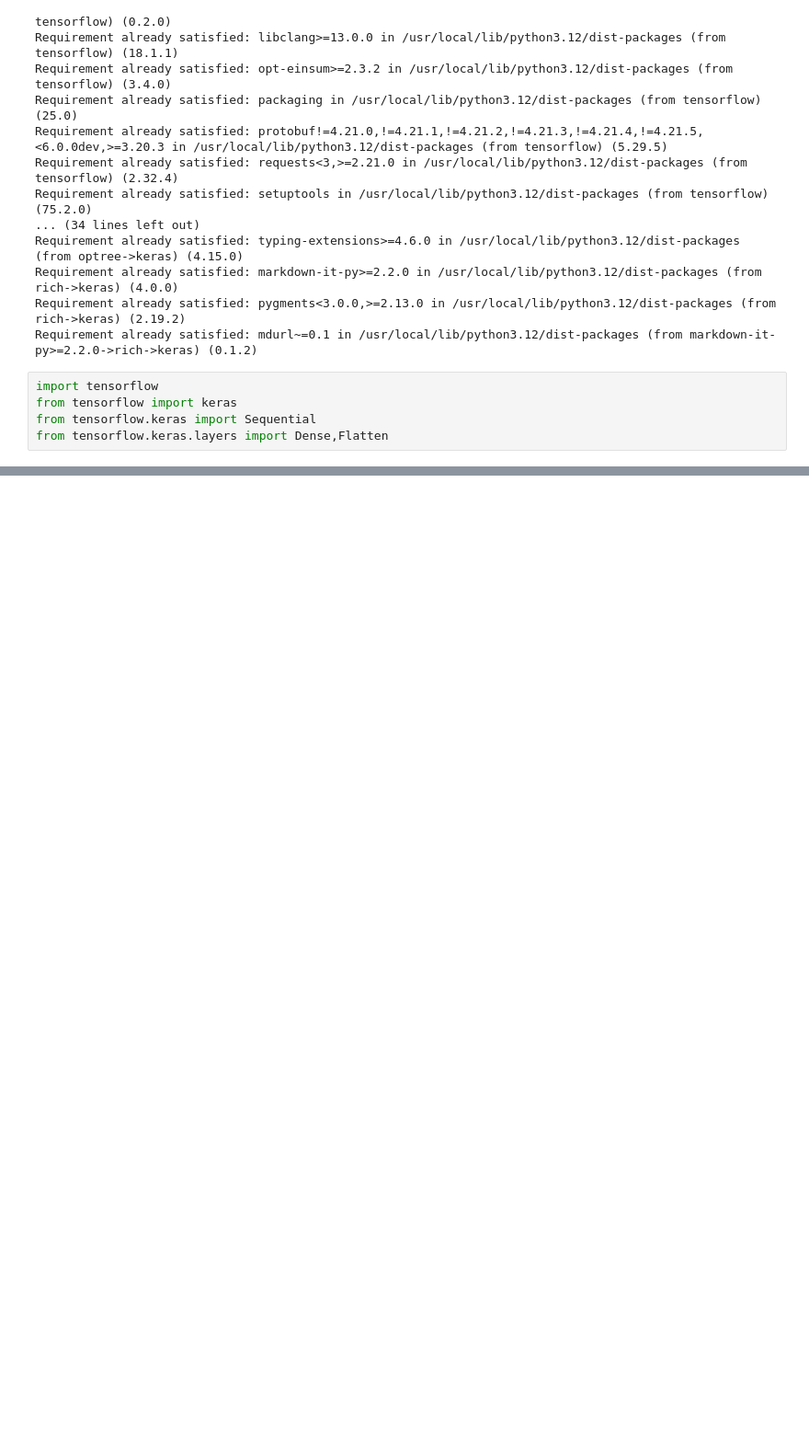
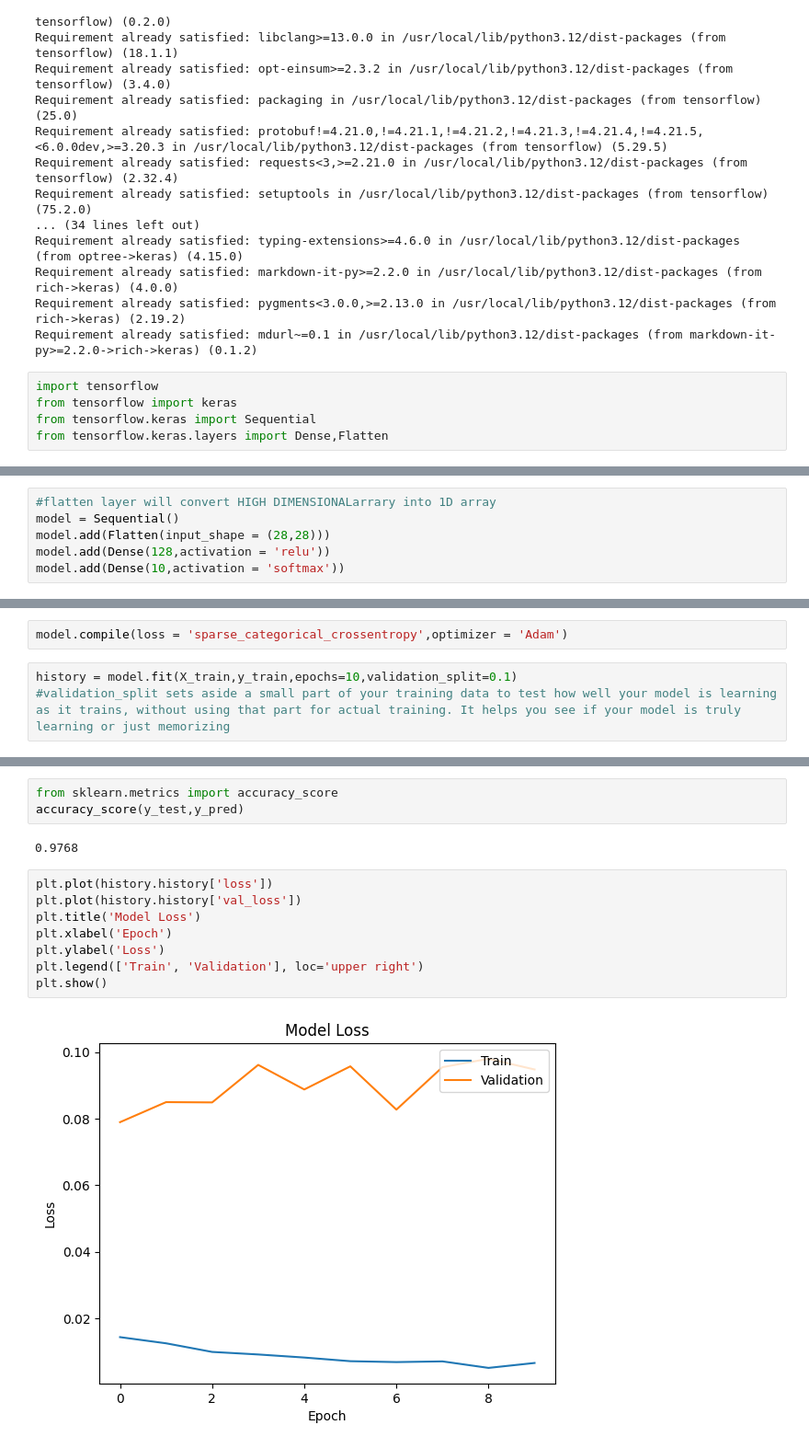
Before and after one commit to Suyash-Codes-AI/DEEP-LEARNING, a Jupyter notebook: MNIST_CLASSIFICATION.ipynb, the cells around one changed output, grey strips where cells are left out. Shown at 92% size. Saved outputs shown, nothing was run; the diff lists cells and outputs as text; blank space fills up the shorter version.

```diff
--- a/MNIST_CLASSIFICATION.ipynb
+++ b/MNIST_CLASSIFICATION.ipynb
@@ -55,0 +213,6 @@ array([[[0, 0, 0, ..., 0, 0, 0],
+# %%
+#flatten layer will convert HIGH DIMENSIONALarrary into 1D array
+model = Sequential()
+model.add(Flatten(input_shape = (28,28)))
+model.add(Dense(128,activation = 'relu'))
+model.add(Dense(10,activation = 'softmax'))
@@ -55,0 +235,5 @@ array([[[0, 0, 0, ..., 0, 0, 0],
+# %%
+model.compile(loss = 'sparse_categorical_crossentropy',optimizer = 'Adam')
+# %%
+history = model.fit(X_train,y_train,epochs=10,validation_split=0.1)
+#validation_split sets aside a small part of your training data to test how well your model is learning as it trains, without using that part for actual training. It helps you see if your model is truly learning or just memorizing
@@ -55,0 +287,15 @@ array([[[0, 0, 0, ..., 0, 0, 0],
+# %%
+from sklearn.metrics import accuracy_score
+accuracy_score(y_test,y_pred)
+# %% [output]
+0.9768
+# %%
+plt.plot(history.history['loss'])
+plt.plot(history.history['val_loss'])
+plt.title('Model Loss')
+plt.xlabel('Epoch')
+plt.ylabel('Loss')
+plt.legend(['Train', 'Validation'], loc='upper right')
+plt.show()
+# %% [output]
+[figure, added]
```
Also changed, not shown: parts of 22 cells of this notebook.
